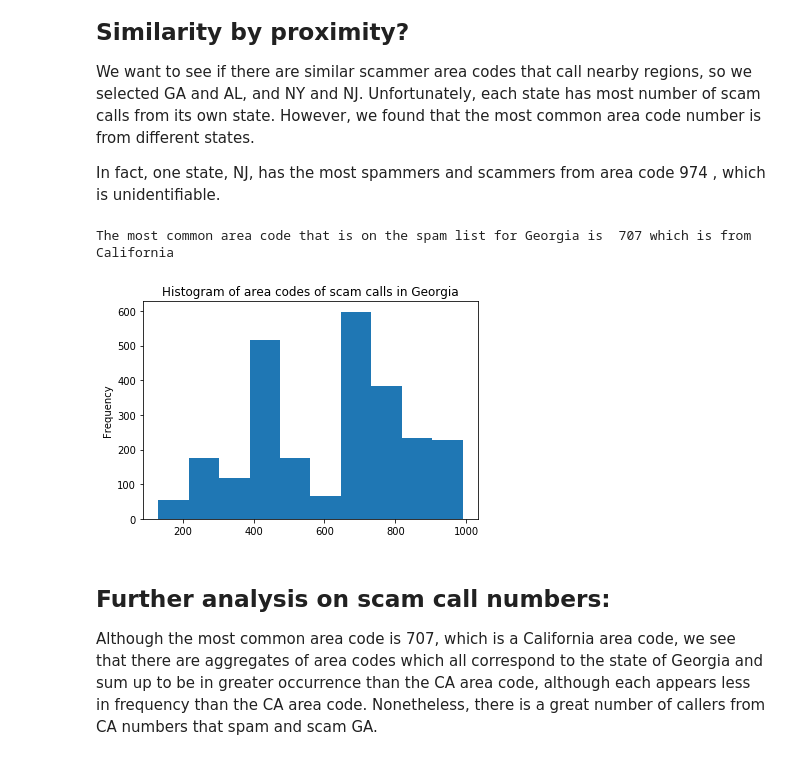
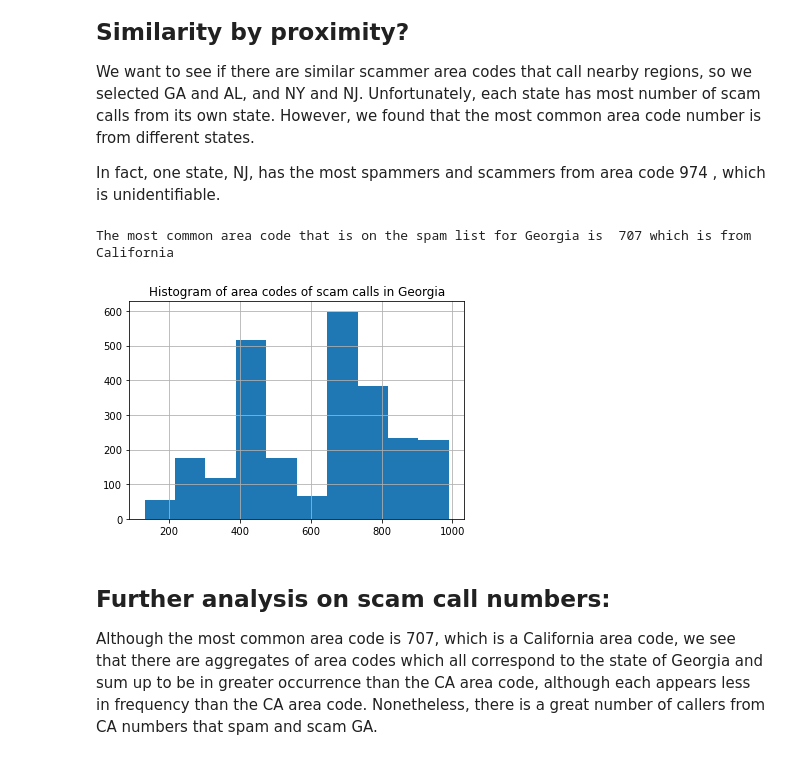
Before and after one commit to cr2940/TDI_project_fraud_calls, a Jupyter notebook: Capstone Project Proposal II.ipynb, the cells around one changed output. Drawn from its saved outputs; the diff is of its cells as text; code cells hidden in the pictures.

Commit message:
Removed unnecessary codes and inserted image for viewing

```diff
--- a/Capstone Project Proposal II.ipynb
+++ b/Capstone Project Proposal II.ipynb
@@ -143,16 +132,18 @@ In fact, one state, NJ, has the most spammers and scammers from area code 974 ,
 # %%
 # Most common scam number in Georgia
 scams_GA = df_oct_wk[df_oct_wk["Consumer_State"]=="Georgia"]
 scams_GA = scams_GA[(scams_GA["Scam AreaCode"]>100) & (scams_GA["Scam AreaCode"]<1000)]
+scams_GA["Scam AreaCode"].value_counts()
+scams_GA
 scams_GA_AREA = scams_GA["Scam AreaCode"]
 mostcom = scams_GA_AREA.mode()
-
-scams_GA_AREA.plot.hist()
+scams_GA_AREA
+scams_GA_AREA.hist().plot(kind="bar")
 plt.title("Histogram of area codes of scam calls in Georgia")
 print("The most common area code that is on the spam list for Georgia is ", int(mostcom), "which is from California")
 # %% [output]
 The most common area code that is on the spam list for Georgia is  707 which is from California
-[figure, old version]
+[figure, new version]
 # %% [markdown]
 ## Further analysis on scam call numbers:
 
```
Also changed, not shown: parts of 10 cells of this notebook, 1 other file.
